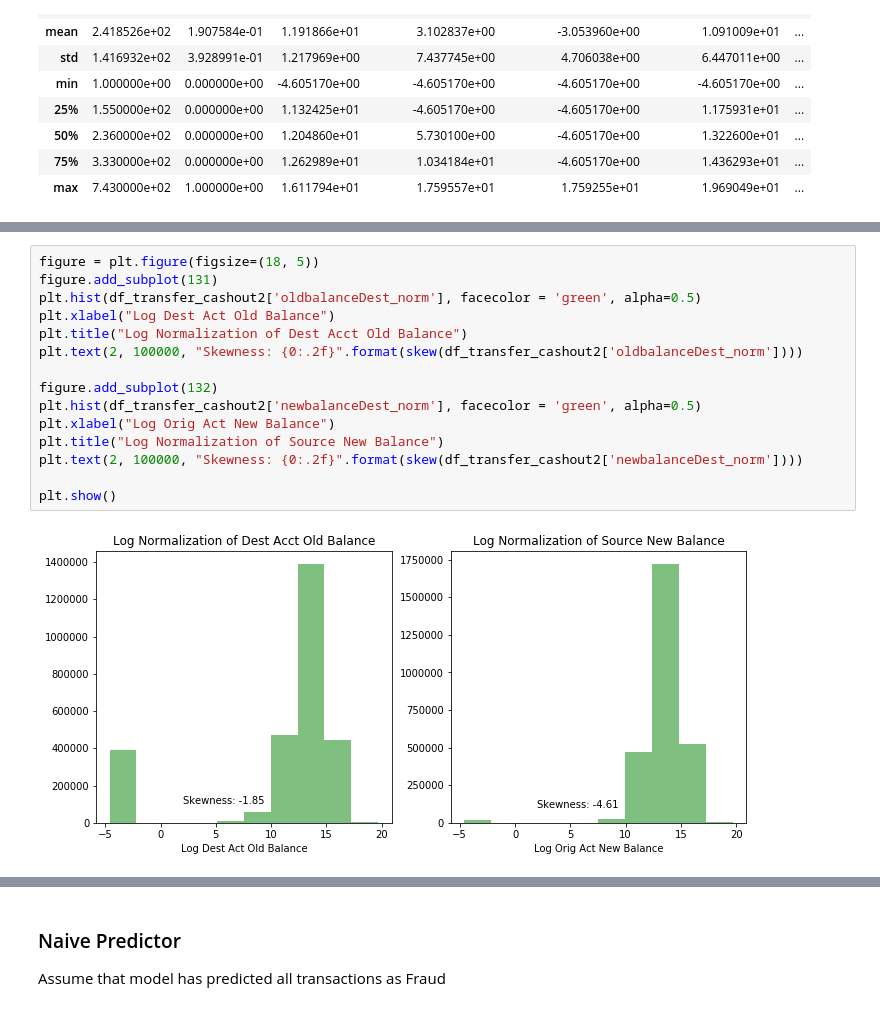
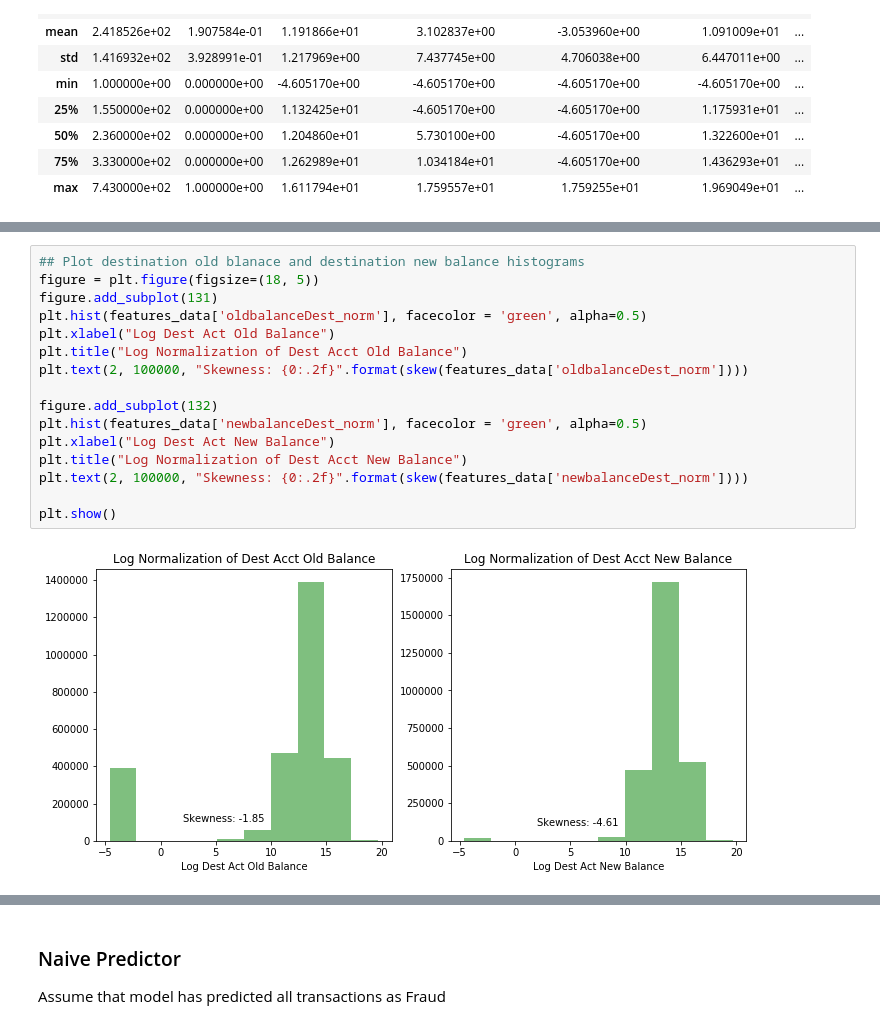
Before and after one commit to venkat998899/machine-learning, a Jupyter notebook: projects/capstone/payments_fraud.ipynb, the cells around one changed output, grey strips where cells are left out. Drawn from its saved outputs; the diff is of its cells as text.

```diff
--- a/projects/capstone/payments_fraud.ipynb
+++ b/projects/capstone/payments_fraud.ipynb
@@ -511,20 +519,21 @@ plt.show()
 # %% [output]
 [figure]
 # %%
+## Plot destination old blanace and destination new balance histograms
 figure = plt.figure(figsize=(18, 5))
 figure.add_subplot(131)
-plt.hist(df_transfer_cashout2['oldbalanceDest_norm'], facecolor = 'green', alpha=0.5)
+plt.hist(features_data['oldbalanceDest_norm'], facecolor = 'green', alpha=0.5)
 plt.xlabel("Log Dest Act Old Balance")
 plt.title("Log Normalization of Dest Acct Old Balance")
-plt.text(2, 100000, "Skewness: {0:.2f}".format(skew(df_transfer_cashout2['oldbalanceDest_norm'])))
+plt.text(2, 100000, "Skewness: {0:.2f}".format(skew(features_data['oldbalanceDest_norm'])))
 
 figure.add_subplot(132)
-plt.hist(df_transfer_cashout2['newbalanceDest_norm'], facecolor = 'green', alpha=0.5)
-plt.xlabel("Log Orig Act New Balance")
-plt.title("Log Normalization of Source New Balance")
-plt.text(2, 100000, "Skewness: {0:.2f}".format(skew(df_transfer_cashout2['newbalanceDest_norm'])))
+plt.hist(features_data['newbalanceDest_norm'], facecolor = 'green', alpha=0.5)
+plt.xlabel("Log Dest Act New Balance")
+plt.title("Log Normalization of Dest Acct New Balance")
+plt.text(2, 100000, "Skewness: {0:.2f}".format(skew(features_data['newbalanceDest_norm'])))
 
 plt.show()
 # %% [output]
-[figure, old version]
+[figure, new version]
 # %%
```
Also changed, not shown: parts of 10 cells of this notebook, 1 other file.
